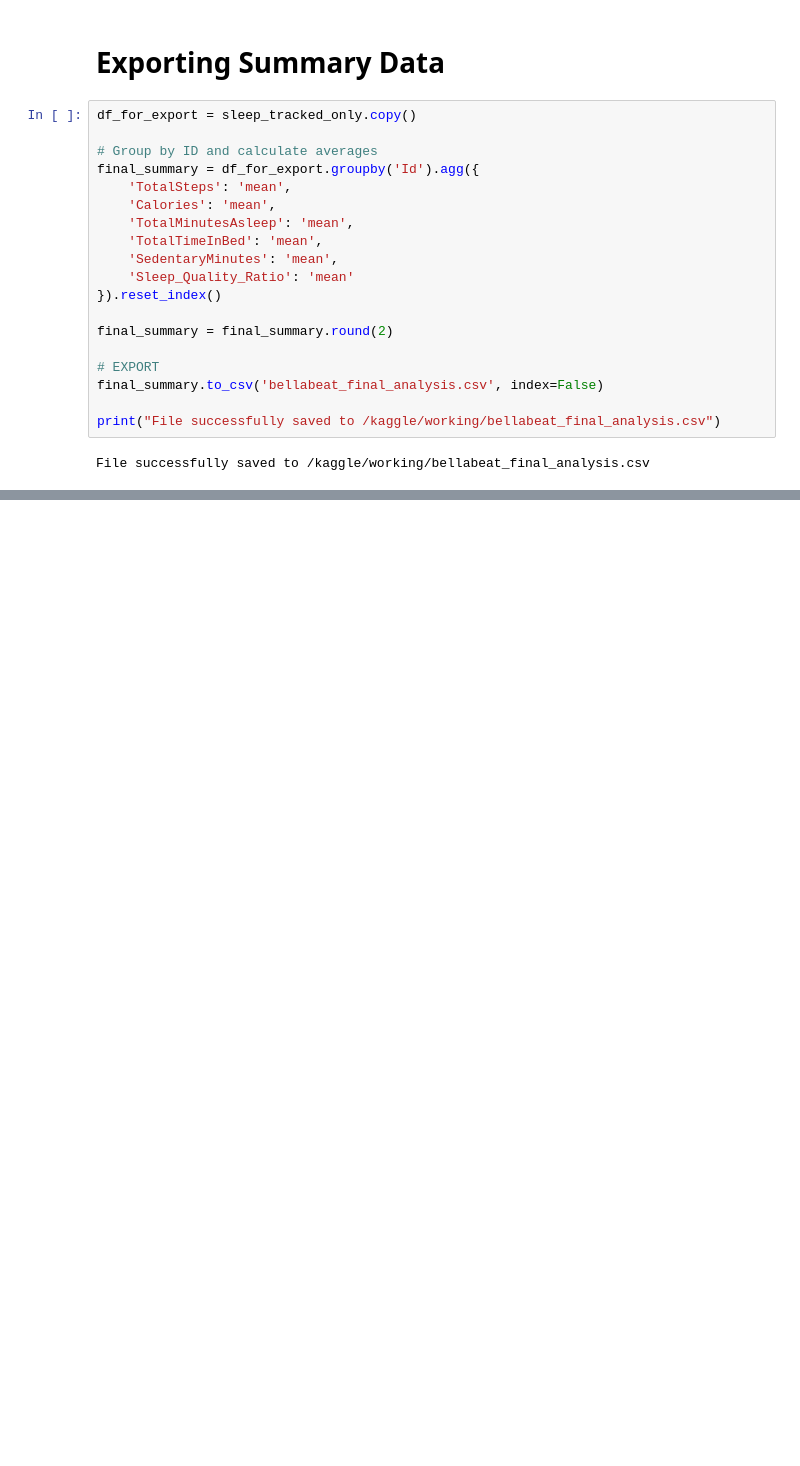
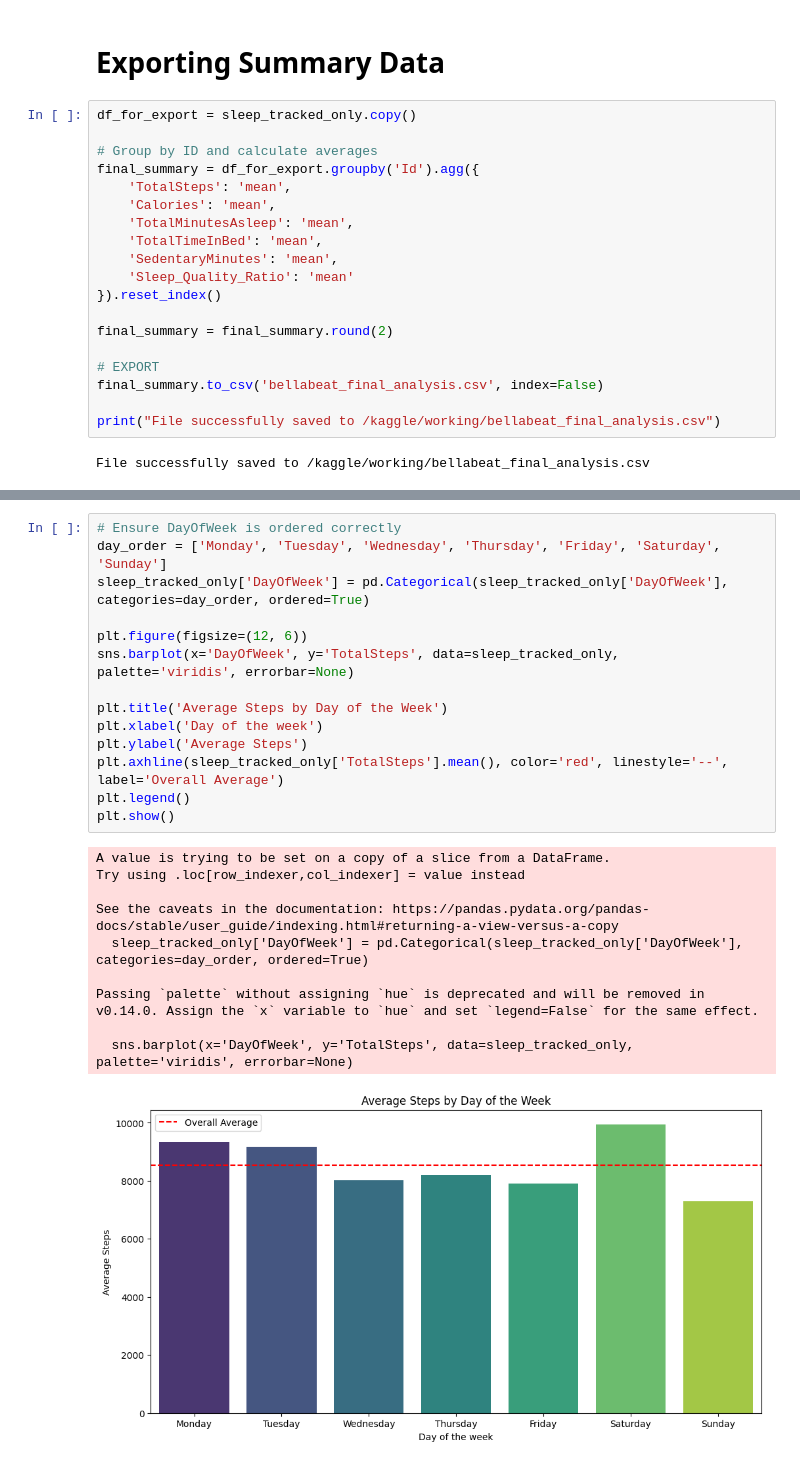
Before and after one commit to rachmi00/Bella-beats, a Jupyter notebook: bella-beats-competitor-analysis.ipynb, the cells around one changed output, grey strips where cells are left out. Saved outputs shown, nothing was run; the diff lists cells and outputs as text; blank space fills up the shorter version.

```diff
--- a/bella-beats-competitor-analysis.ipynb
+++ b/bella-beats-competitor-analysis.ipynb
@@ -268,0 +304,25 @@ File successfully saved to /kaggle/working/bellabeat_final_analysis.csv
+# %%
+# Ensure DayOfWeek is ordered correctly
+day_order = ['Monday', 'Tuesday', 'Wednesday', 'Thursday', 'Friday', 'Saturday', 'Sunday']
+sleep_tracked_only['DayOfWeek'] = pd.Categorical(sleep_tracked_only['DayOfWeek'], categories=day_order, ordered=True)
+
+plt.figure(figsize=(12, 6))
+sns.barplot(x='DayOfWeek', y='TotalSteps', data=sleep_tracked_only, palette='viridis', errorbar=None)
+
+plt.title('Average Steps by Day of the Week')
+plt.xlabel('Day of the week')
+plt.ylabel('Average Steps')
+plt.axhline(sleep_tracked_only['TotalSteps'].mean(), color='red', linestyle='--', label='Overall Average')
+plt.legend()
+plt.show()
+# %% [output]
+A value is trying to be set on a copy of a slice from a DataFrame.
+Try using .loc[row_indexer,col_indexer] = value instead
+
+See the caveats in the documentation: https://pandas.pydata.org/pandas-docs/stable/user_guide/indexing.html#returning-a-view-versus-a-copy
+  sleep_tracked_only['DayOfWeek'] = pd.Categorical(sleep_tracked_only['DayOfWeek'], categories=day_order, ordered=True)
+
+Passing `palette` without assigning `hue` is deprecated and will be removed in v0.14.0. Assign the `x` variable to `hue` and set `legend=False` for the same effect.
+
+  sns.barplot(x='DayOfWeek', y='TotalSteps', data=sleep_tracked_only, palette='viridis', errorbar=None)
+[figure, added]
```
Also changed, not shown: parts of 3 cells of this notebook.
